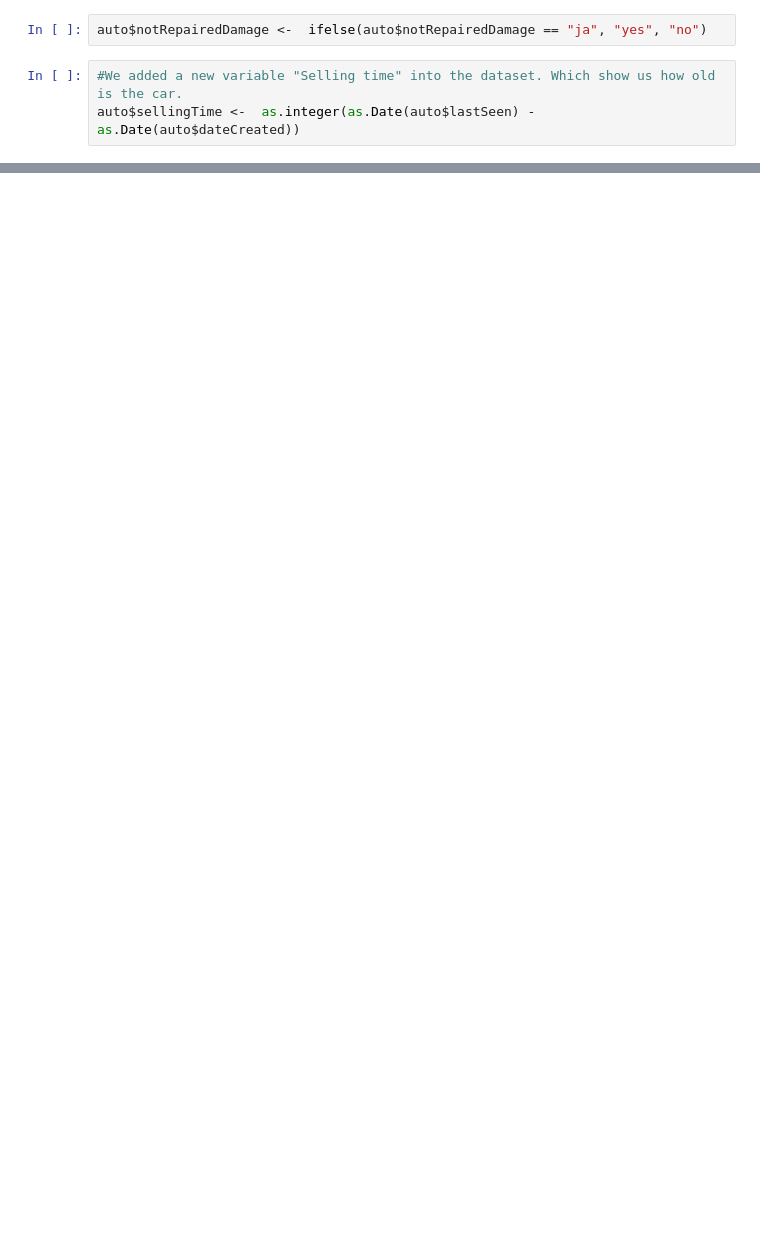
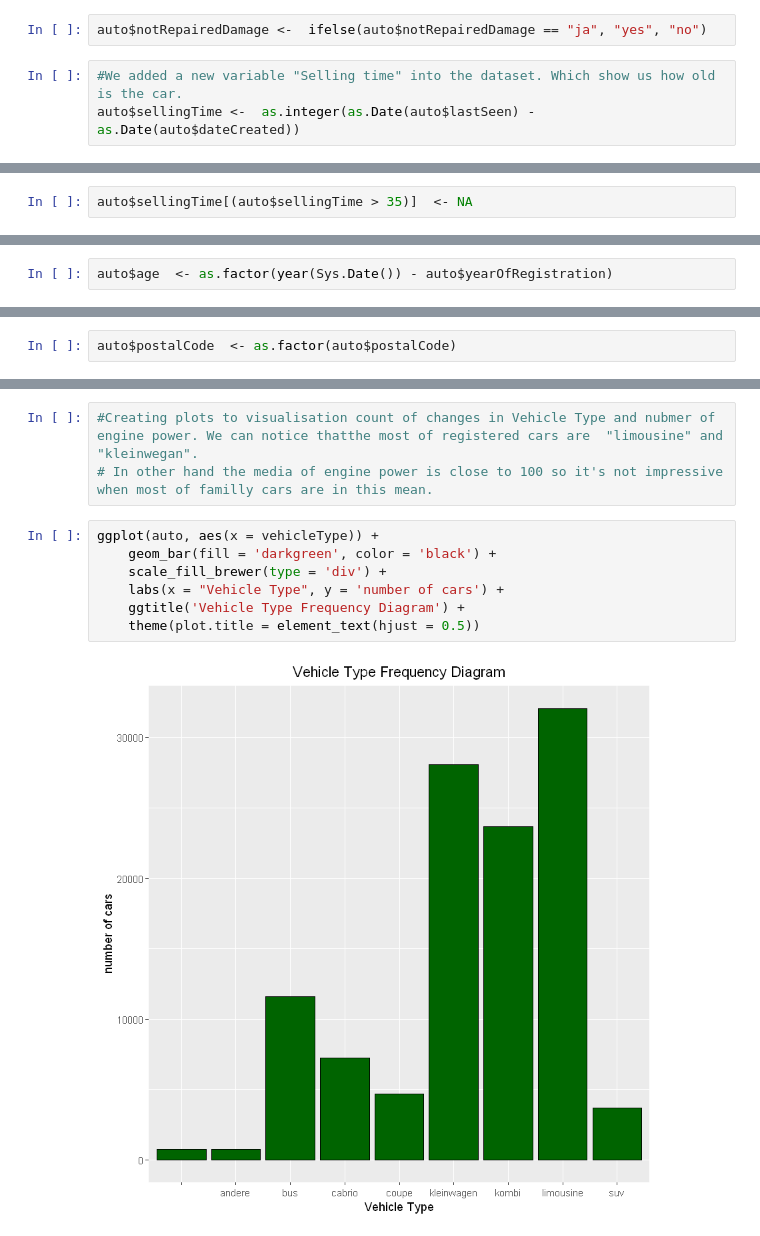
Before and after one commit to LippDas/Users-Cars, a Jupyter notebook: Used Cars/code/#1 User Cars.ipynb, the cells around one changed output, grey strips where cells are left out. Drawn from its saved outputs; the diff is of its cells as text; blank space fills up the shorter version.

```diff
--- a/Used Cars/code/#1 User Cars.ipynb
+++ b/Used Cars/code/#1 User Cars.ipynb
@@ -393,0 +442,2 @@ auto[()]
+# %%
+auto$sellingTime[(auto$sellingTime > 35)]  <- NA
@@ -393,0 +450,2 @@ auto[()]
+# %%
+auto$age  <- as.factor(year(Sys.Date()) - auto$yearOfRegistration)
@@ -393,0 +456,2 @@ auto[()]
+# %%
+auto$postalCode  <- as.factor(auto$postalCode)
@@ -393,0 +498,12 @@ auto[()]
+# %%
+#Creating plots to visualisation count of changes in Vehicle Type and nubmer of engine power. We can notice thatthe most of registered cars are  "limousine" and "kleinwegan".
+# In other hand the media of engine power is close to 100 so it's not impressive when most of familly cars are in this mean.
+# %%
+ggplot(auto, aes(x = vehicleType)) +
+    geom_bar(fill = 'darkgreen', color = 'black') +
+    scale_fill_brewer(type = 'div') +
+    labs(x = "Vehicle Type", y = 'number of cars') +
+    ggtitle('Vehicle Type Frequency Diagram') +
+    theme(plot.title = element_text(hjust = 0.5))
+# %% [output]
+[figure, added]
```
Also changed, not shown: parts of 76 cells of this notebook.
